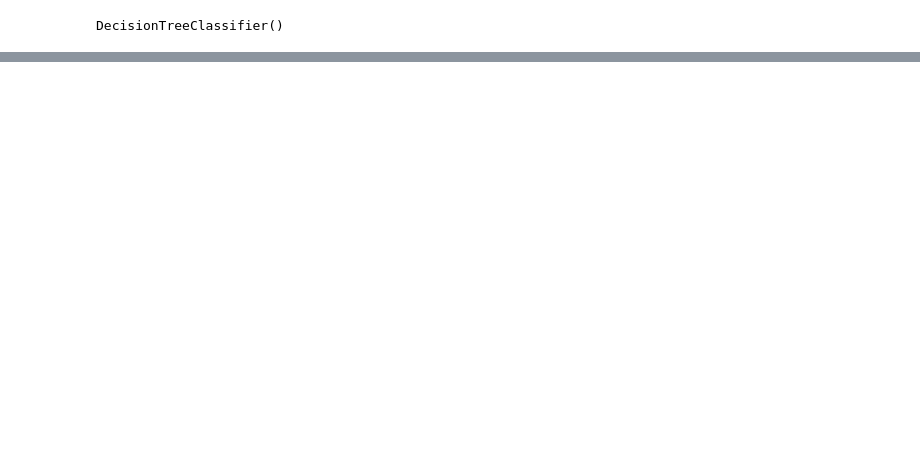
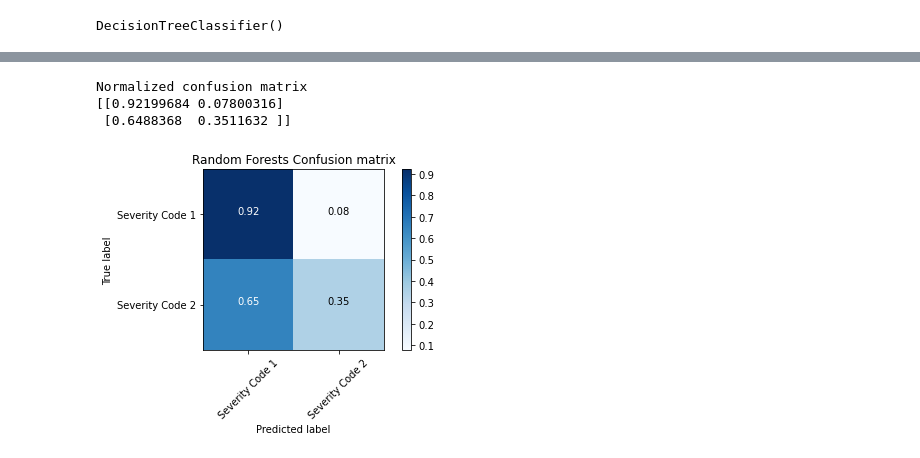
Before and after one commit to okanexe/Coursera_Capstone, a Jupyter notebook: Intro_BusinessProb_Data.ipynb, the cells around one changed output, grey strips where cells are left out. Saved outputs shown, nothing was run; the diff lists cells and outputs as text; code cells hidden in the pictures; blank space fills up the shorter version.

```diff
--- a/Intro_BusinessProb_Data.ipynb
+++ b/Intro_BusinessProb_Data.ipynb
@@ -699,0 +745,4 @@ dt_grid = GridSearchCV(dt, parameters, cv=10, n_jobs=-1, verbose=2)
+# %%
+rf_model = RandomForestClassifier(random_state=42).fit(X_train, y_train)
+# %%
+rf_y_pred = rf_model.predict(X_test)
@@ -748,0 +867,14 @@ Normalized confusion matrix
+# %%
+rf_matrix = confusion_matrix(y_test, rf_y_pred)
+
+
+
+# Plot confusion matrix
+plt.figure()
+plot_confusion_matrix(rf_matrix, classes=['Severity Code 1','Severity Code 2'],
+                      normalize= "pred",  title='Random Forests Confusion matrix')
+# %% [output]
+Normalized confusion matrix
+[[0.92199684 0.07800316]
+ [0.6488368  0.3511632 ]]
+[figure, added]
```
Also changed, not shown: parts of 28 cells of this notebook, 2 other files.
